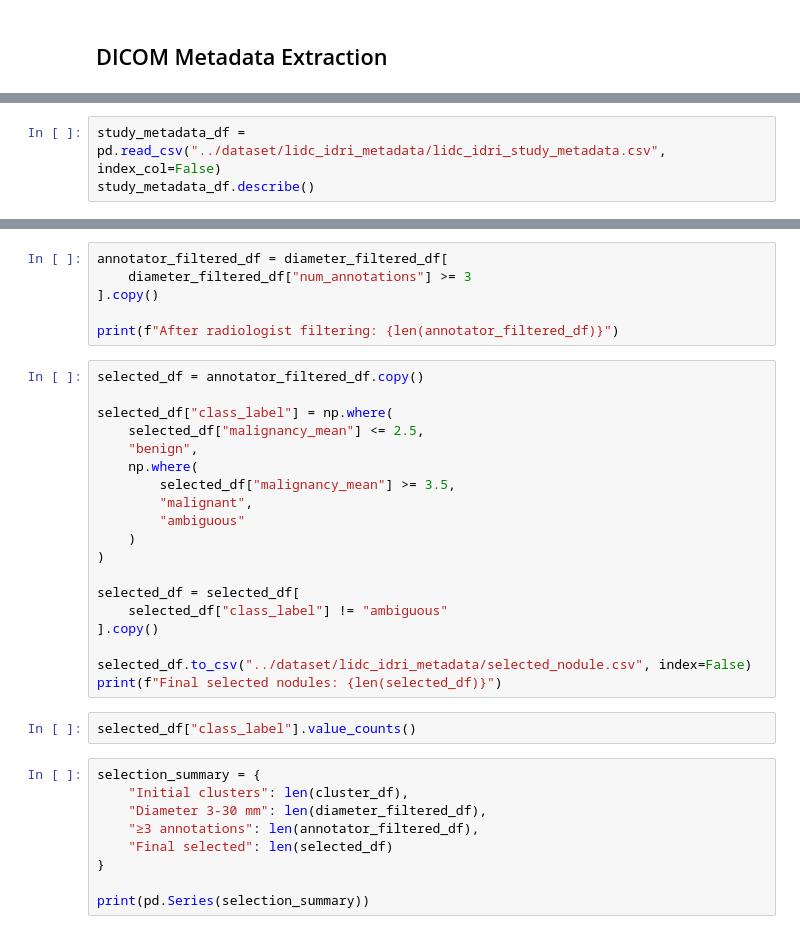
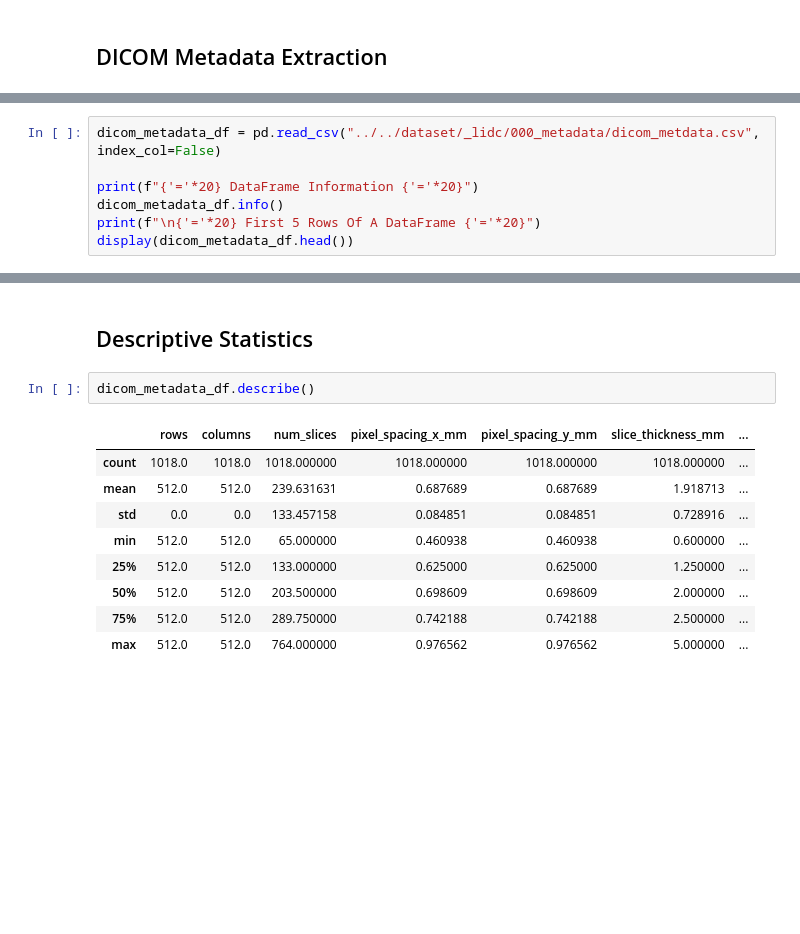
Before and after one commit to FillipusAditya/mask-guided-lung-nodule-xai, a Jupyter notebook: notebooks/lidc/001_eda_lidc_idri.ipynb, the cells around one changed output, grey strips where cells are left out. Saved outputs shown, nothing was run; the diff lists cells and outputs as text; blank space fills up the shorter version.

```diff
--- a/notebooks/lidc/001_eda_lidc_idri.ipynb
+++ b/notebooks/lidc/001_eda_lidc_idri.ipynb
@@ -882,3 +818,7 @@ print(f"Failed studies    : {len(failed_studies)}")
 # %%
-study_metadata_df = pd.read_csv("../dataset/lidc_idri_metadata/lidc_idri_study_metadata.csv", index_col=False)
-study_metadata_df.describe()
+dicom_metadata_df = pd.read_csv("../../dataset/_lidc/000_metadata/dicom_metdata.csv", index_col=False)
+
+print(f"{'='*20} DataFrame Information {'='*20}")
+dicom_metadata_df.info()
+print(f"\n{'='*20} First 5 Rows Of A DataFrame {'='*20}")
+display(dicom_metadata_df.head())
@@ -1269,36 +850,14 @@ print(f"After diameter filtering: {len(diameter_filtered_df)}")
-# %%
-annotator_filtered_df = diameter_filtered_df[
-    diameter_filtered_df["num_annotations"] >= 3
-].copy()
-
-print(f"After radiologist filtering: {len(annotator_filtered_df)}")
-# %%
-selected_df = annotator_filtered_df.copy()
-
-selected_df["class_label"] = np.where(
-    selected_df["malignancy_mean"] <= 2.5,
-    "benign",
-    np.where(
-        selected_df["malignancy_mean"] >= 3.5,
-        "malignant",
-        "ambiguous"
-    )
-)
-
-selected_df = selected_df[
-    selected_df["class_label"] != "ambiguous"
-].copy()
-
-selected_df.to_csv("../dataset/lidc_idri_metadata/selected_nodule.csv", index=False)
-print(f"Final selected nodules: {len(selected_df)}")
-# %%
-selected_df["class_label"].value_counts()
-# %%
-selection_summary = {
-    "Initial clusters": len(cluster_df),
-    "Diameter 3-30 mm": len(diameter_filtered_df),
-    "≥3 annotations": len(annotator_filtered_df),
-    "Final selected": len(selected_df)
-}
-
-print(pd.Series(selection_summary))
+# %% [markdown]
+## Descriptive Statistics
+# %%
+dicom_metadata_df.describe()
+# %% [output]
+|  | rows | columns | num_slices | pixel_spacing_x_mm | pixel_spacing_y_mm | slice_thickness_mm | ... |
+| count | 1018.0 | 1018.0 | 1018.000000 | 1018.000000 | 1018.000000 | 1018.000000 | ... |
+| mean | 512.0 | 512.0 | 239.631631 | 0.687689 | 0.687689 | 1.918713 | ... |
+| std | 0.0 | 0.0 | 133.457158 | 0.084851 | 0.084851 | 0.728916 | ... |
+| min | 512.0 | 512.0 | 65.000000 | 0.460938 | 0.460938 | 0.600000 | ... |
+| 25% | 512.0 | 512.0 | 133.000000 | 0.625000 | 0.625000 | 1.250000 | ... |
+| 50% | 512.0 | 512.0 | 203.500000 | 0.698609 | 0.698609 | 2.000000 | ... |
+| 75% | 512.0 | 512.0 | 289.750000 | 0.742188 | 0.742188 | 2.500000 | ... |
+| max | 512.0 | 512.0 | 764.000000 | 0.976562 | 0.976562 | 5.000000 | ... |
```
Also changed, not shown: parts of 75 cells of this notebook, 1 other file.
